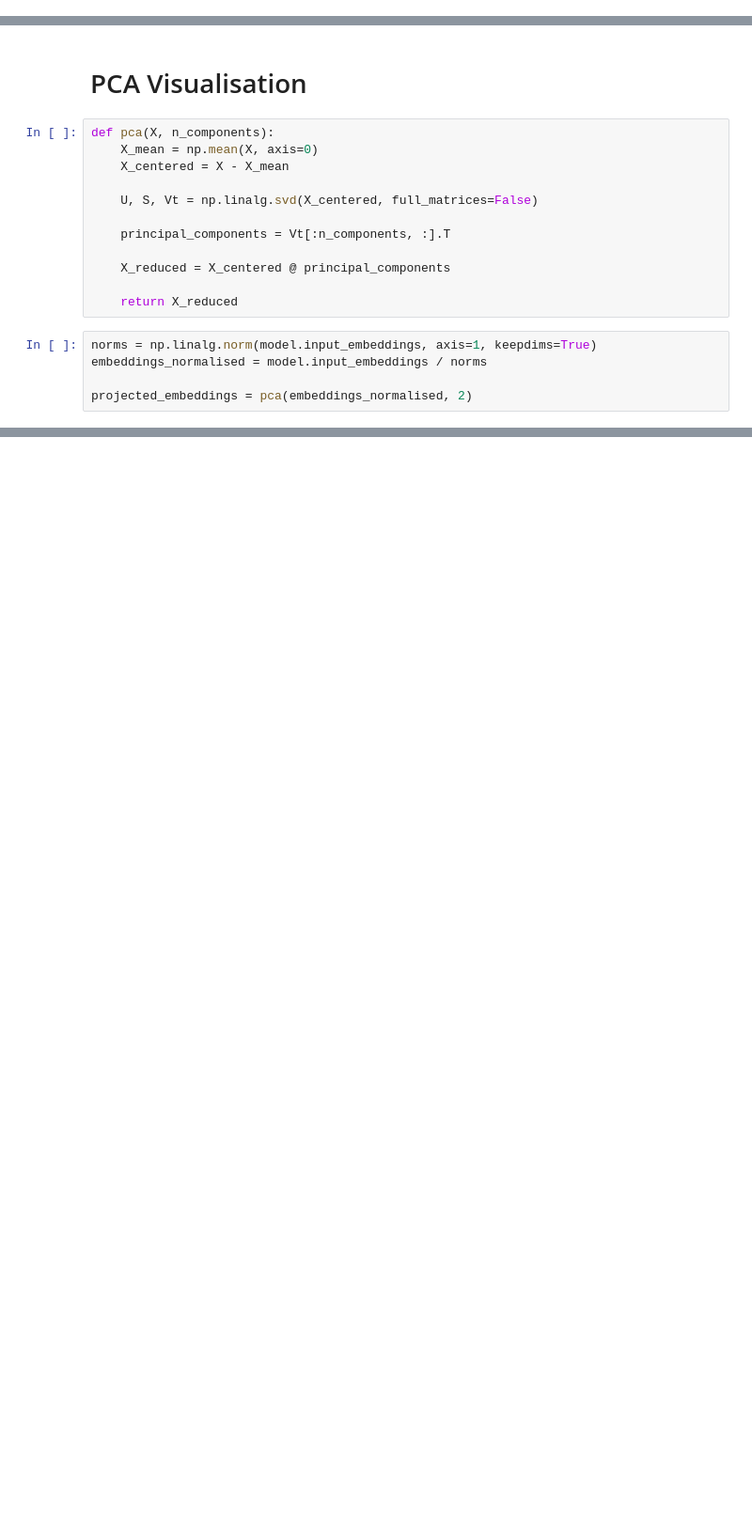
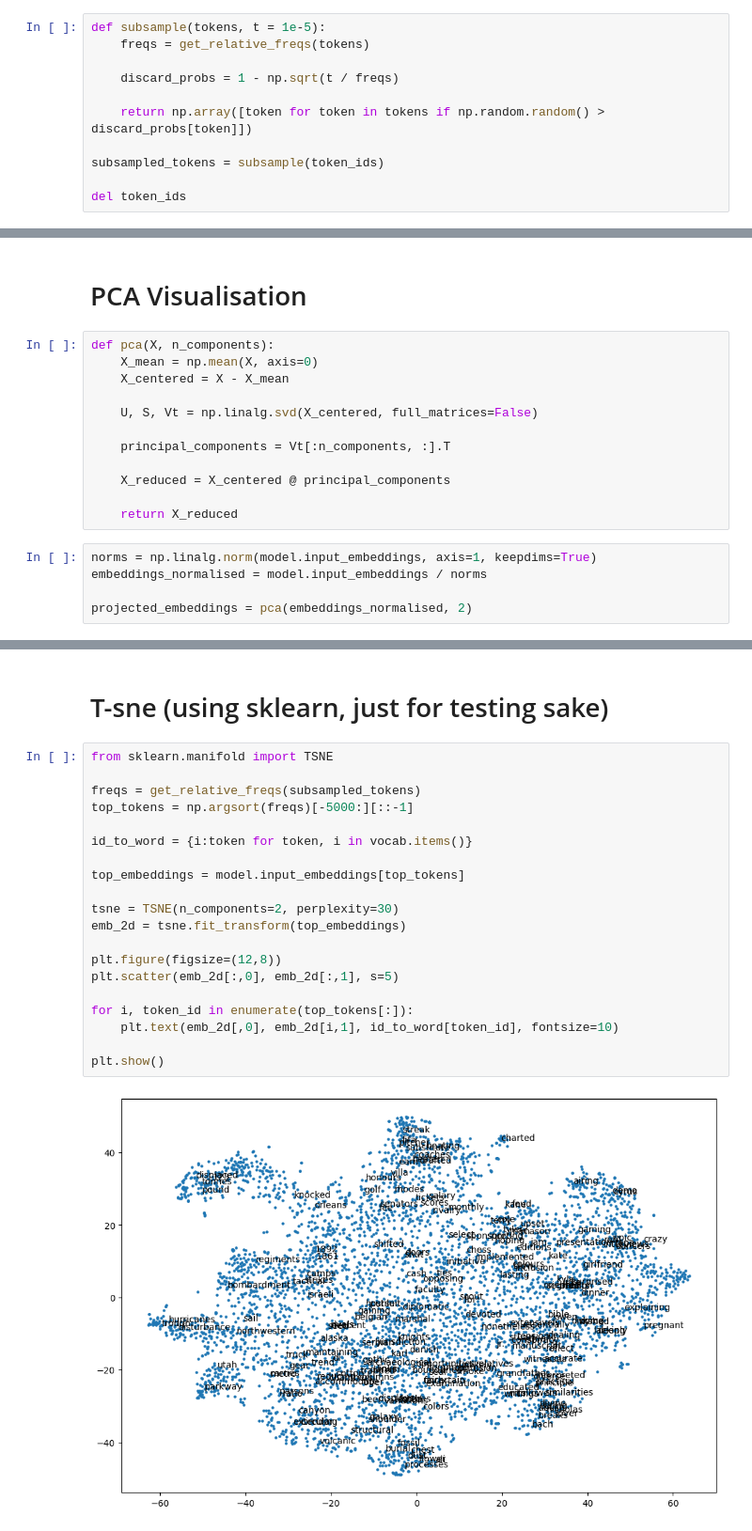
Before and after one commit to Dylan-Austin/Word2Vec-Numpy-Implementation, a Jupyter notebook: training.ipynb, the cells around one changed output, grey strips where cells are left out. Shown at 94% size. Drawn from its saved outputs; the diff is of its cells as text; blank space fills up the shorter version.

Commit message:
subsampling tokens and tsne visualisation

```diff
--- a/training.ipynb
+++ b/training.ipynb
@@ -46,6 +48,17 @@ def get_relative_freqs(tokens):
 # %%
 neg_dist = get_relative_freqs(token_ids) ** 0.75
 neg_dist /= neg_dist.sum()
+# %%
+def subsample(tokens, t = 1e-5):
+    freqs = get_relative_freqs(tokens)
+
+    discard_probs = 1 - np.sqrt(t / freqs)
+
+    return np.array([token for token in tokens if np.random.random() > discard_probs[token]])
+
+subsampled_tokens = subsample(token_ids)
+
+del token_ids
 # %% [markdown]
 # Training
 # %%
@@ -174,0 +184,24 @@ plt.show()
+# %% [markdown]
+# T-sne (using sklearn, just for testing sake)
+# %%
+from sklearn.manifold import TSNE
+
+freqs = get_relative_freqs(subsampled_tokens)
+top_tokens = np.argsort(freqs)[-5000:][::-1]
+
+id_to_word = {i:token for token, i in vocab.items()}
+
+top_embeddings = model.input_embeddings[top_tokens]
+
+tsne = TSNE(n_components=2, perplexity=30)
+emb_2d = tsne.fit_transform(top_embeddings)
+
+plt.figure(figsize=(12,8))
+plt.scatter(emb_2d[:,0], emb_2d[:,1], s=5)
+
+for i, token_id in enumerate(top_tokens[:]):
+    plt.text(emb_2d[,0], emb_2d[i,1], id_to_word[token_id], fontsize=10)
+
+plt.show()
+# %% [output]
+[figure, added]
```
Also changed, not shown: parts of 5 cells of this notebook.
